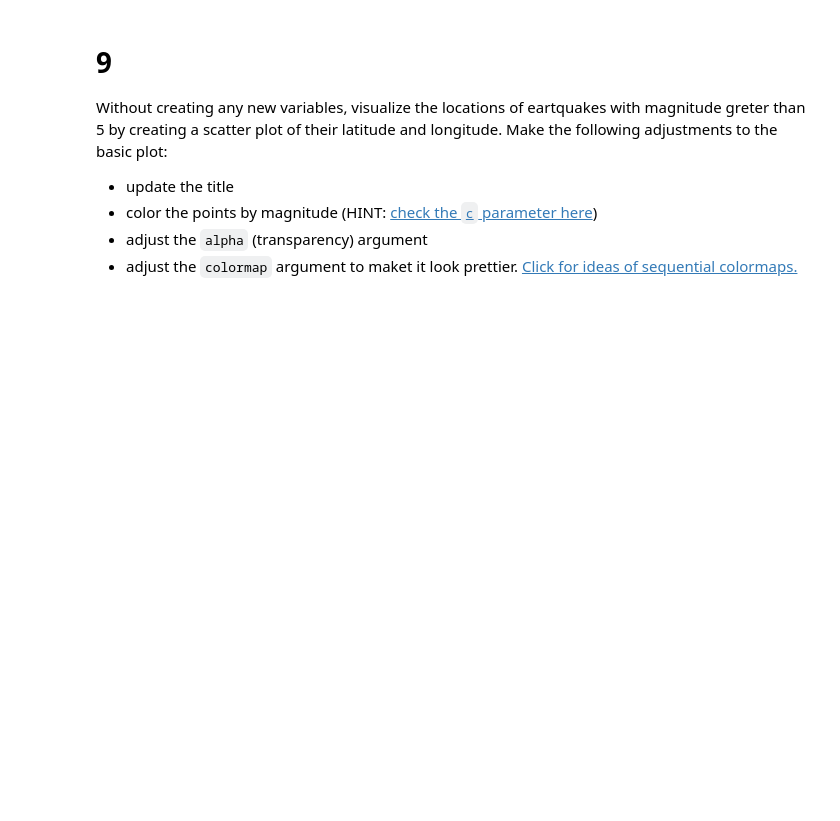
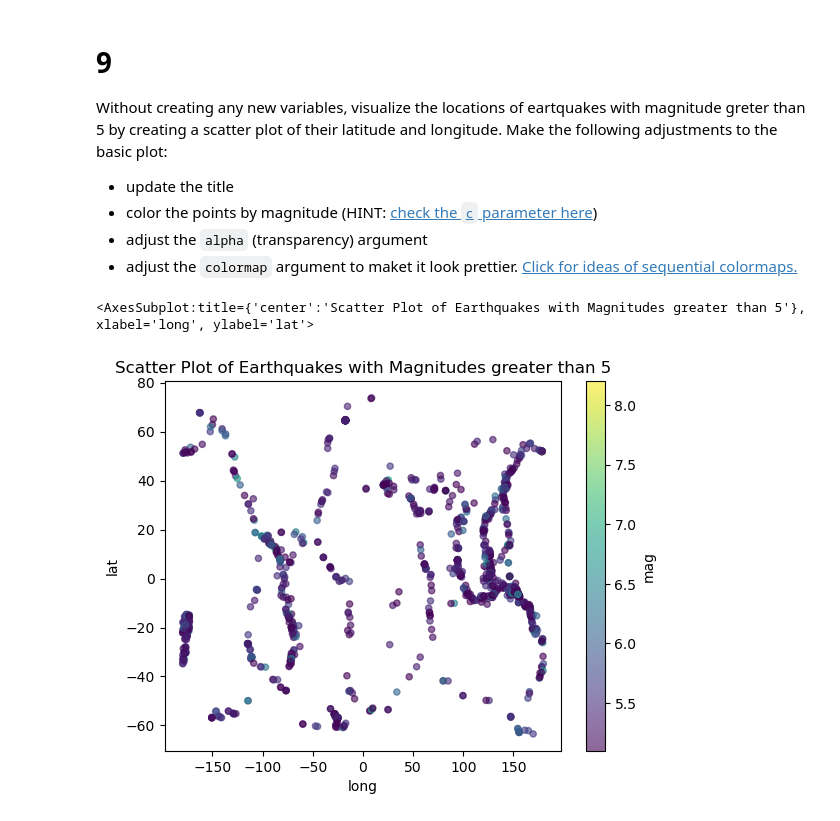
Before and after one commit to nmoraescommit/eds220-hwk1, a Jupyter notebook: hwk1-task3-earthquakes.ipynb, the cells around one changed output. Drawn from its saved outputs; the diff is of its cells as text; code cells hidden in the pictures; blank space fills up the shorter version.

```diff
--- a/hwk1-task3-earthquakes.ipynb
+++ b/hwk1-task3-earthquakes.ipynb
@@ -271,5 +267,19 @@ Without creating any new variables, visualize the locations of eartquakes with m
 - color the points by magnitude (HINT: [check the `c` parameter here](https://pandas.pydata.org/pandas-docs/stable/reference/api/pandas.DataFrame.plot.scatter.html))
 - adjust the `alpha` (transparency) argument
 - adjust the `colormap` argument to maket it look prettier. [Click for ideas of sequential colormaps.](https://matplotlib.org/stable/users/explain/colors/colormaps.html)
+# %%
+# Create scatter plot of lat and long of earthquakes with a mag greater than 5
+eqk[eqk['mag'] > 5].plot(kind = 'scatter',
+                          title = 'Scatter Plot of Earthquakes with Magnitudes greater than 5',
+                          x = 'longitude',
+                          y = 'latitude',
+                          c = 'mag',
+                          alpha = 0.6,
+                         xlabel = 'long',
+                          ylabel = 'lat',
+                         colormap ='viridis')
+# %% [output]
+<AxesSubplot:title={'center':'Scatter Plot of Earthquakes with Magnitudes greater than 5'}, xlabel='long', ylabel='lat'>
+[figure, added]
 # %% [markdown]
 <!-- END QUESTION -->
```
Also changed, not shown: parts of 16 cells of this notebook, 2 other files.
